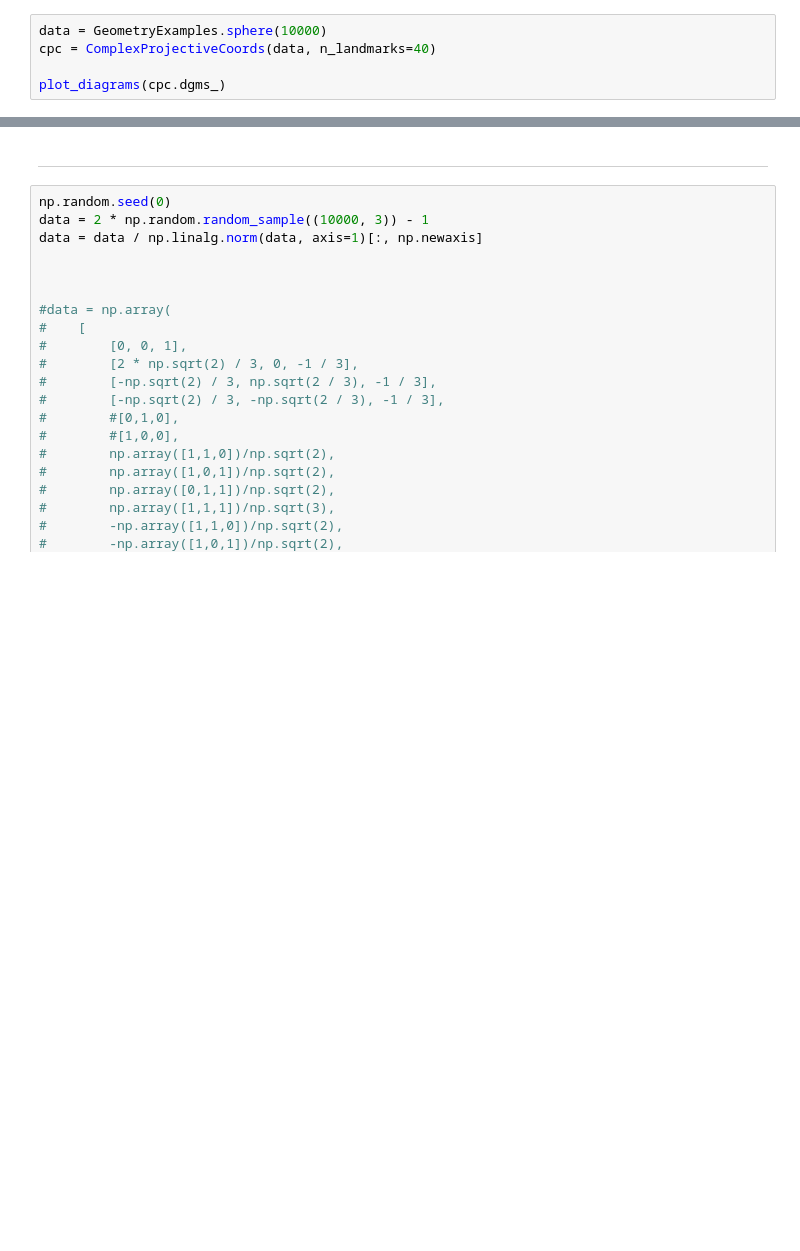
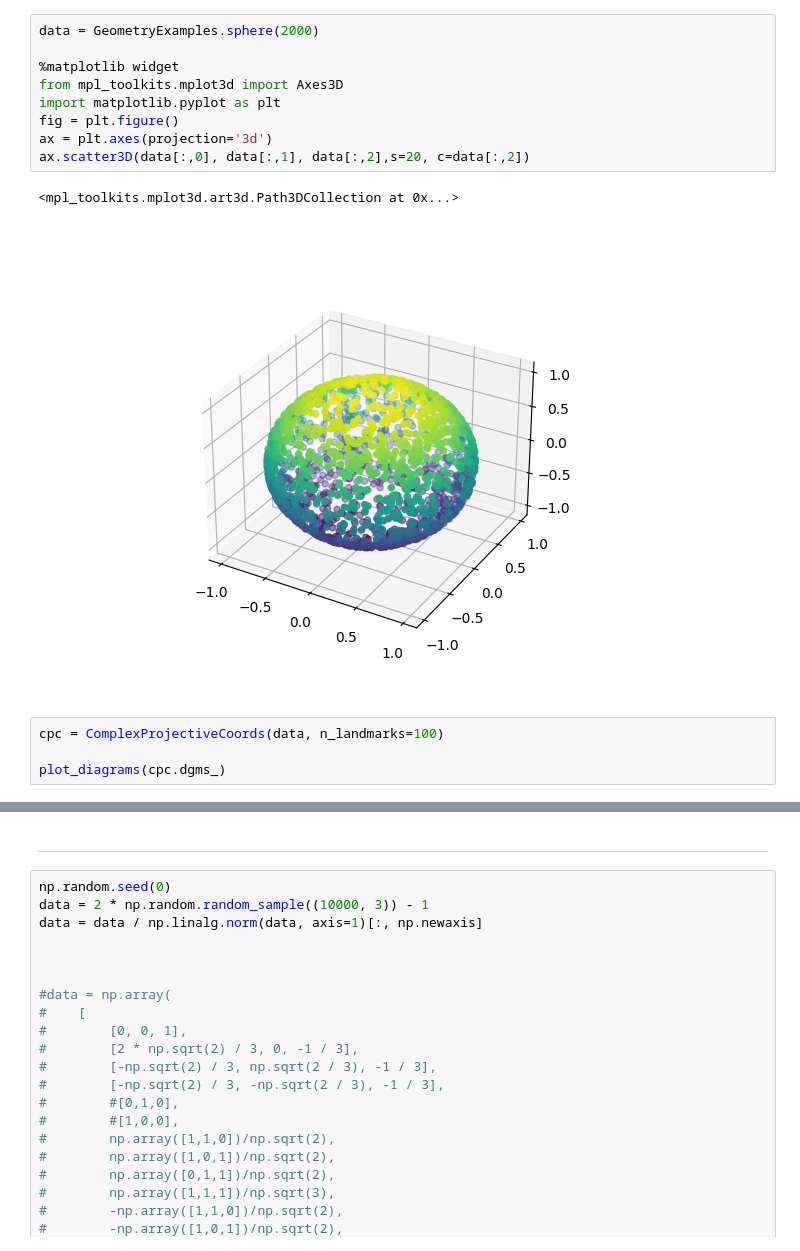
Before and after one commit to mtsch/DREiMac, a Jupyter notebook: docs/notebooks/test_complex_projective.ipynb, the cells around one changed output, grey strips where cells are left out. Cells and saved outputs as stored; diff of their text form; blank space fills up the shorter version.

```diff
--- a/docs/notebooks/test_complex_projective.ipynb
+++ b/docs/notebooks/test_complex_projective.ipynb
@@ -17,6 +20,17 @@ def hopf_map(X):
+# %%
+data = GeometryExamples.sphere(2000)
+
+%matplotlib widget
+from mpl_toolkits.mplot3d import Axes3D
+import matplotlib.pyplot as plt
+fig = plt.figure()
+ax = plt.axes(projection='3d')
+ax.scatter3D(data[:,0], data[:,1], data[:,2],s=20, c=data[:,2])
+# %% [output]
+<mpl_toolkits.mplot3d.art3d.Path3DCollection at 0x...>
+[figure, added]
 # %%
-data = GeometryExamples.sphere(10000)
-cpc = ComplexProjectiveCoords(data, n_landmarks=40)
+cpc = ComplexProjectiveCoords(data, n_landmarks=100)
 
 plot_diagrams(cpc.dgms_)
 # %%
```
Also changed, not shown: parts of 3 cells of this notebook, 1 other file.
